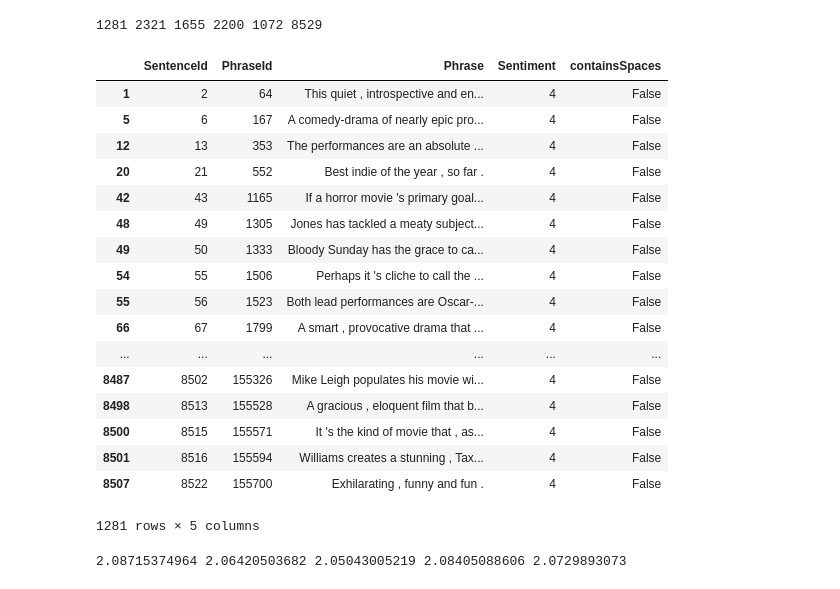
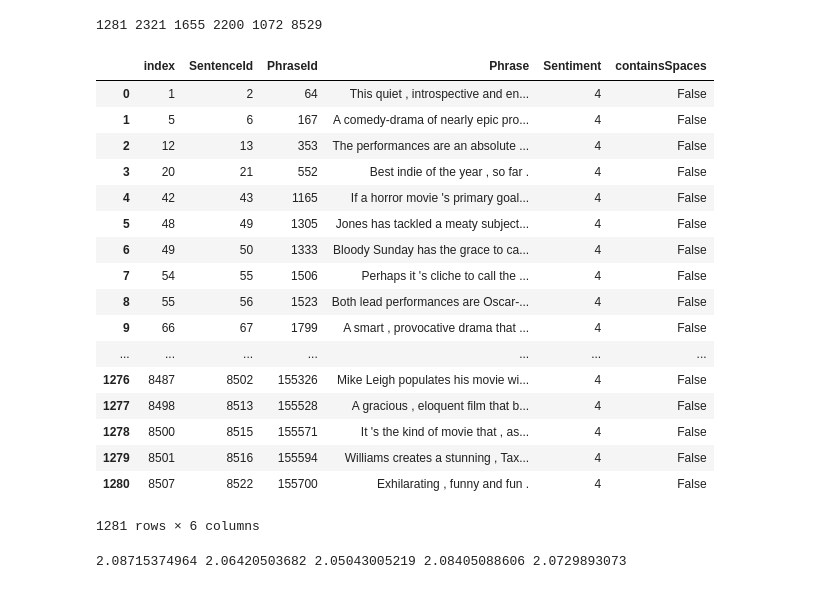
Before and after one commit to paulruvolo/DataScience16CYOA, a Jupyter notebook: kiki_data_exploration.ipynb, the cells around one changed output. Cells and saved outputs as stored; diff of their text form; code cells hidden in the pictures.

```diff
--- a/kiki_data_exploration.ipynb
+++ b/kiki_data_exploration.ipynb
@@ -115,26 +115,26 @@ print len(super_pos), len(pos), len(neutral), len(neg), len(super_neg), len(sent
 # %% [output]
 1281 2321 1655 2200 1072 8529
 # %%
-super_pos
+super_pos.reset_index()
 # %% [output]
-|  | SentenceId | PhraseId | Phrase | Sentiment | containsSpaces |
-| 1 | 2 | 64 | This quiet , introspective and en... | 4 | False |
-| 5 | 6 | 167 | A comedy-drama of nearly epic pro... | 4 | False |
-| 12 | 13 | 353 | The performances are an absolute ... | 4 | False |
-| 20 | 21 | 552 | Best indie of the year , so far . | 4 | False |
-| 42 | 43 | 1165 | If a horror movie 's primary goal... | 4 | False |
-| 48 | 49 | 1305 | Jones has tackled a meaty subject... | 4 | False |
-| 49 | 50 | 1333 | Bloody Sunday has the grace to ca... | 4 | False |
-| 54 | 55 | 1506 | Perhaps it 's cliche to call the ... | 4 | False |
-| 55 | 56 | 1523 | Both lead performances are Oscar-... | 4 | False |
-| 66 | 67 | 1799 | A smart , provocative drama that ... | 4 | False |
-| ... | ... | ... | ... | ... | ... |
-| 8487 | 8502 | 155326 | Mike Leigh populates his movie wi... | 4 | False |
-| 8498 | 8513 | 155528 | A gracious , eloquent film that b... | 4 | False |
-| 8500 | 8515 | 155571 | It 's the kind of movie that , as... | 4 | False |
-| 8501 | 8516 | 155594 | Williams creates a stunning , Tax... | 4 | False |
-| 8507 | 8522 | 155700 | Exhilarating , funny and fun . | 4 | False |
+|  | index | SentenceId | PhraseId | Phrase | Sentiment | containsSpaces |
+| 0 | 1 | 2 | 64 | This quiet , introspective and en... | 4 | False |
+| 1 | 5 | 6 | 167 | A comedy-drama of nearly epic pro... | 4 | False |
+| 2 | 12 | 13 | 353 | The performances are an absolute ... | 4 | False |
+| 3 | 20 | 21 | 552 | Best indie of the year , so far . | 4 | False |
+| 4 | 42 | 43 | 1165 | If a horror movie 's primary goal... | 4 | False |
+| 5 | 48 | 49 | 1305 | Jones has tackled a meaty subject... | 4 | False |
+| 6 | 49 | 50 | 1333 | Bloody Sunday has the grace to ca... | 4 | False |
+| 7 | 54 | 55 | 1506 | Perhaps it 's cliche to call the ... | 4 | False |
+| 8 | 55 | 56 | 1523 | Both lead performances are Oscar-... | 4 | False |
+| 9 | 66 | 67 | 1799 | A smart , provocative drama that ... | 4 | False |
+| ... | ... | ... | ... | ... | ... | ... |
+| 1276 | 8487 | 8502 | 155326 | Mike Leigh populates his movie wi... | 4 | False |
+| 1277 | 8498 | 8513 | 155528 | A gracious , eloquent film that b... | 4 | False |
+| 1278 | 8500 | 8515 | 155571 | It 's the kind of movie that , as... | 4 | False |
+| 1279 | 8501 | 8516 | 155594 | Williams creates a stunning , Tax... | 4 | False |
+| 1280 | 8507 | 8522 | 155700 | Exhilarating , funny and fun . | 4 | False |
-1281 rows × 5 columns
+1281 rows × 6 columns
 # %%
 super_pos_sentences = super_pos.SentenceId
 super_pos_lines = data[data['SentenceId'].apply(lambda x: x in super_pos_sentences)]
```
Also changed, not shown: parts of 7 cells of this notebook.
